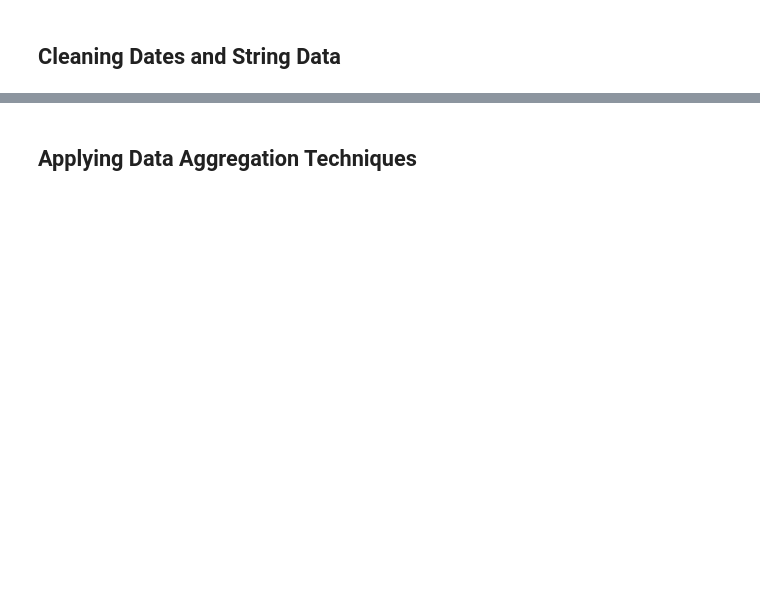
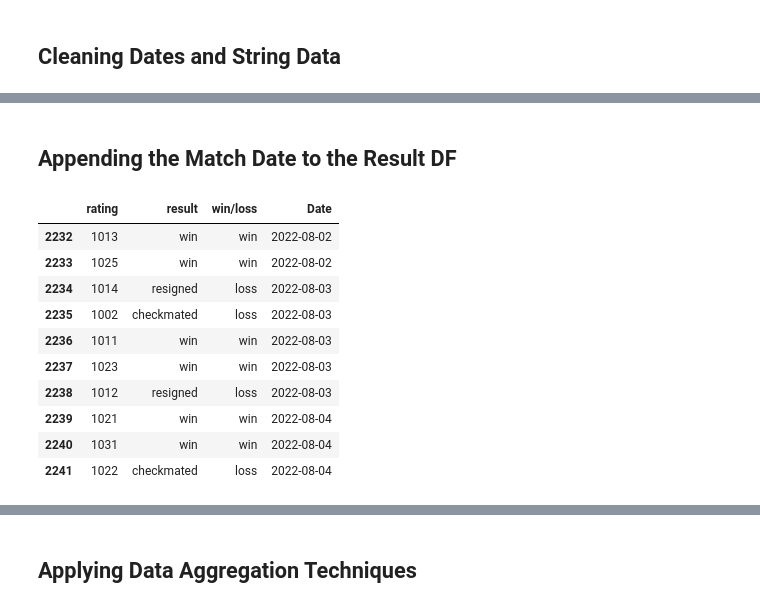
Before and after one commit to Filpill/chess_analysis, a Jupyter notebook: chess_analysis.ipynb, the cells around one changed output, grey strips where cells are left out. Saved outputs shown, nothing was run; the diff lists cells and outputs as text; code cells hidden in the pictures; blank space fills up the shorter version.

```diff
--- a/chess_analysis.ipynb
+++ b/chess_analysis.ipynb
@@ -198,3 +188,21 @@ df_rating.head(5)
 | 2 | https://www.chess.com/game/live/3... | [Event "Live Chess"]\n[Site "Ches... | 600 | 1556903918 | True | ltWGcM2Ugv4OmCYItBIAfAOPbsPQBJQAv... | 96bfa632-2d3f-11e5-8000-000000010001 | rnbqkbnr/pppppppp/8/8/8/8/PPPPPPP... | 1nbqkbnr/1pr1pQ1p/3p2p1/p2PN1B1/4... | ... |
 | 3 | https://www.chess.com/game/live/3... | [Event "Live Chess"]\n[Site "Ches... | 600 | 1556910410 | True | mC2UfA!Tlt92gv5QbsZRvMQzM17Z1?2?i... | c339e96e-2d64-11e5-8000-000000010001 | rnbqkbnr/pppppppp/8/8/8/8/PPPPPPP... | r3k2b/ppp1p2p/1q1p1np1/8/4P1b1/PB... | ... |
 | 4 | https://www.chess.com/game/live/3... | [Event "Live Chess"]\n[Site "Ches... | 600 | 1556911325 | True | mCYQnv2UlB3Now!Tks5OjzZRfOXOiy45y... | 920fe7bc-2d69-11e5-8000-000000010001 | rnbqkbnr/pppppppp/8/8/8/8/PPPPPPP... | 1r3r2/p4p2/p1pp1kp1/P7/1P1PP3/2P3... | ... |
+# %% [markdown]
+## Appending the Match Date to the Result DF
+# %%
+# Appending Date Column directly onto dataframe (index hasnt changed)
+result_df['Date'] = df_rating['Date']
+result_df.tail(10)
+# %% [output]
+|  | rating | result | win/loss | Date |
+| 2232 | 1013 | win | win | 2022-08-02 |
+| 2233 | 1025 | win | win | 2022-08-02 |
+| 2234 | 1014 | resigned | loss | 2022-08-03 |
+| 2235 | 1002 | checkmated | loss | 2022-08-03 |
+| 2236 | 1011 | win | win | 2022-08-03 |
+| 2237 | 1023 | win | win | 2022-08-03 |
+| 2238 | 1012 | resigned | loss | 2022-08-03 |
+| 2239 | 1021 | win | win | 2022-08-04 |
+| 2240 | 1031 | win | win | 2022-08-04 |
+| 2241 | 1022 | checkmated | loss | 2022-08-04 |
```
Also changed, not shown: parts of 10 cells of this notebook.
